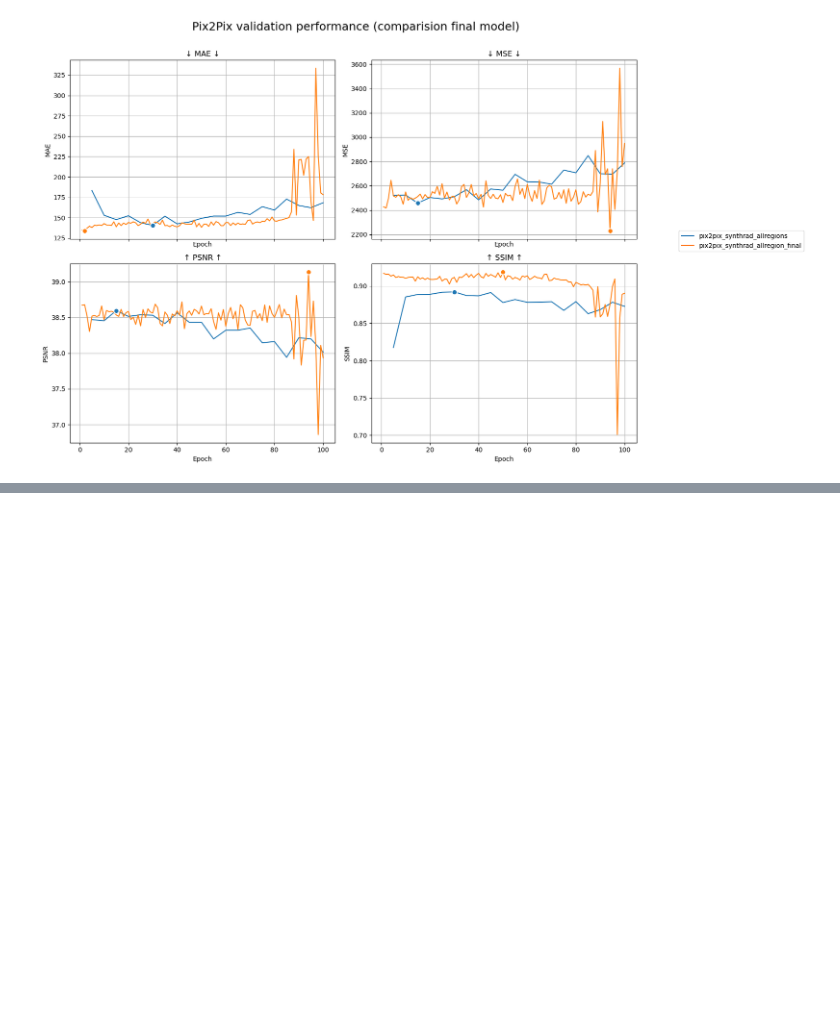
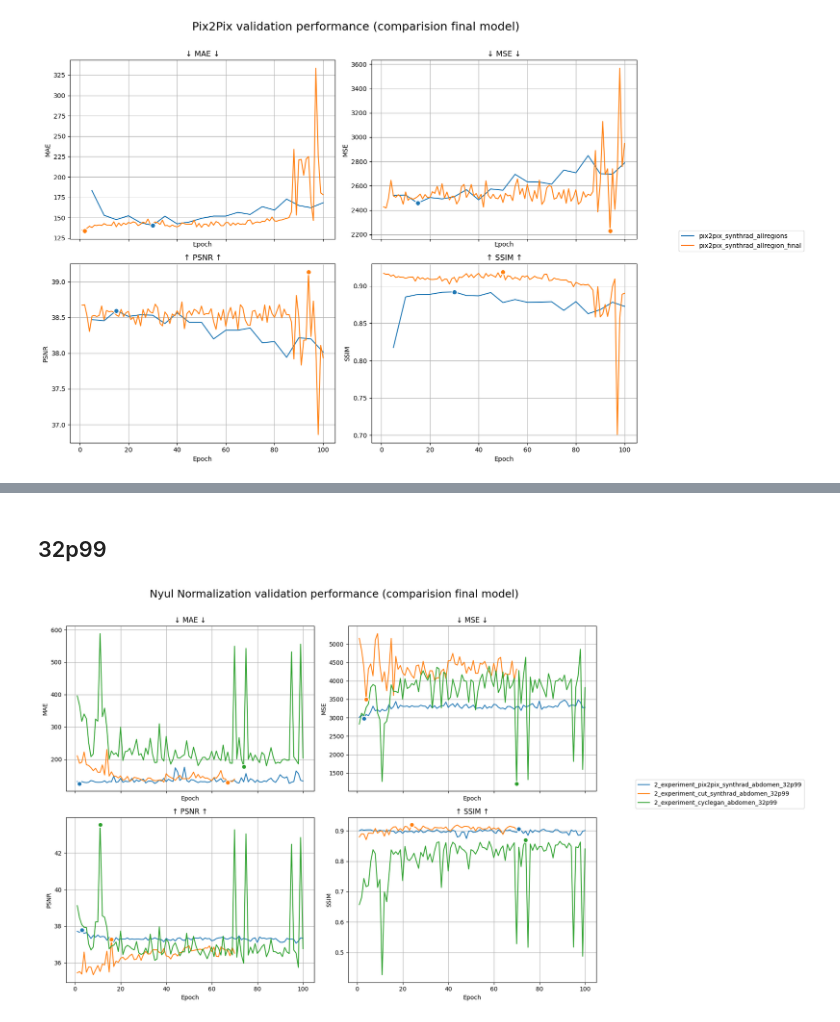
Before and after one commit to NicSchuler/fullbody-sCT, a Jupyter notebook: training/checkpoints/visualize_validation_performance.ipynb, the cells around one changed output, grey strips where cells are left out. Drawn from its saved outputs; the diff is of its cells as text; code cells hidden in the pictures; blank space fills up the shorter version.

```diff
--- a/training/checkpoints/visualize_validation_performance.ipynb
+++ b/training/checkpoints/visualize_validation_performance.ipynb
@@ -454,0 +466,7 @@ plot_all_regions_mean(names, "Pix2Pix validation performance (comparision final
+# %% [markdown]
+## 32p99
+# %%
+names = ["2_experiment_pix2pix_synthrad_abdomen_32p99", "2_experiment_cut_synthrad_abdomen_32p99", "2_experiment_cyclegan_abdomen_32p99"]
+plot_all_regions_mean(names, "Nyul Normalization validation performance (comparision final model)", max_epoch=100, plot_name=True)
+# %% [output]
+[figure, added]
```
Also changed, not shown: parts of 5 cells of this notebook.
